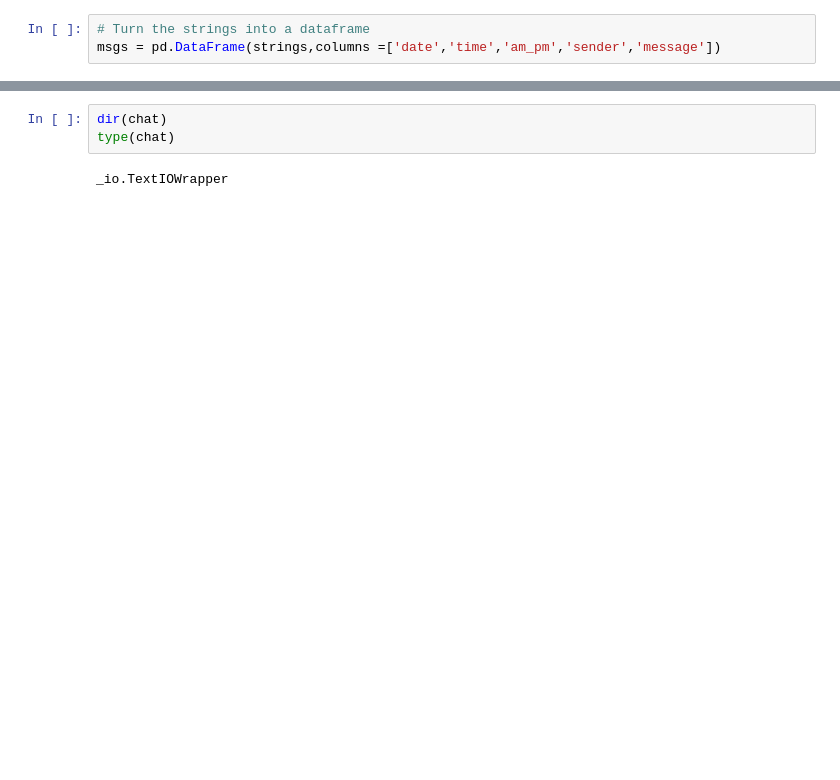
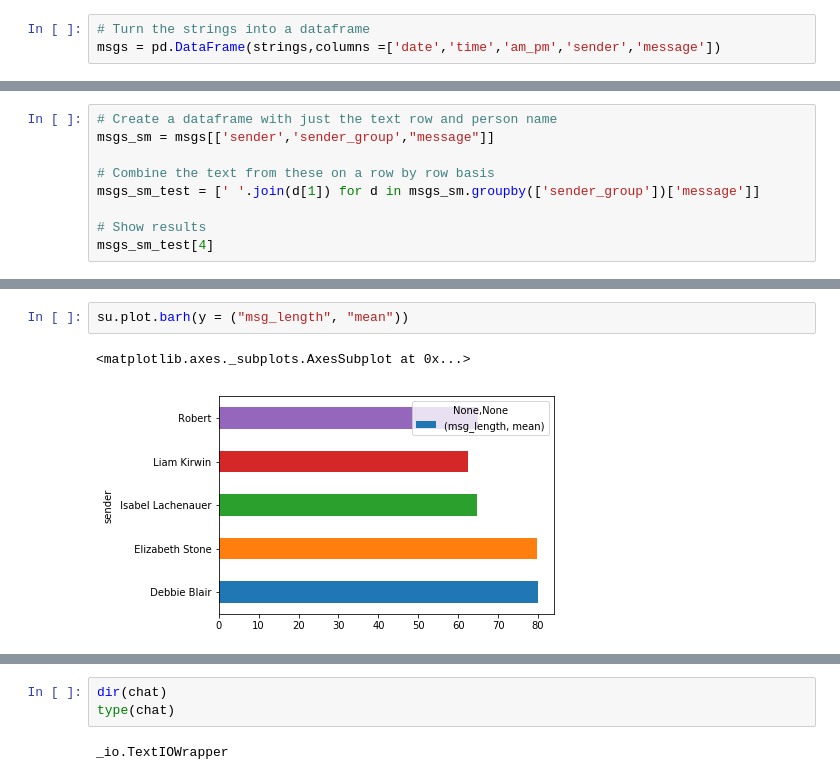
Before and after one commit to robert-sturrock/whatsapp-analysis-python, a Jupyter notebook: whatsapp-chat-analysis.ipynb, the cells around one changed output, grey strips where cells are left out. Saved outputs shown, nothing was run; the diff lists cells and outputs as text; blank space fills up the shorter version.

```diff
--- a/whatsapp-chat-analysis.ipynb
+++ b/whatsapp-chat-analysis.ipynb
@@ -42,0 +202,9 @@ chat_text[1:10000]
+# %%
+# Create a dataframe with just the text row and person name
+msgs_sm = msgs[['sender','sender_group',"message"]]
+
+# Combine the text from these on a row by row basis
+msgs_sm_test = [' '.join(d[1]) for d in msgs_sm.groupby(['sender_group'])['message']]
+
+# Show results
+msgs_sm_test[4]
@@ -42,0 +273,5 @@ chat_text[1:10000]
+# %%
+su.plot.barh(y = ("msg_length", "mean"))
+# %% [output]
+<matplotlib.axes._subplots.AxesSubplot at 0x...>
+[figure, added]
```
Also changed, not shown: parts of 49 cells of this notebook.
